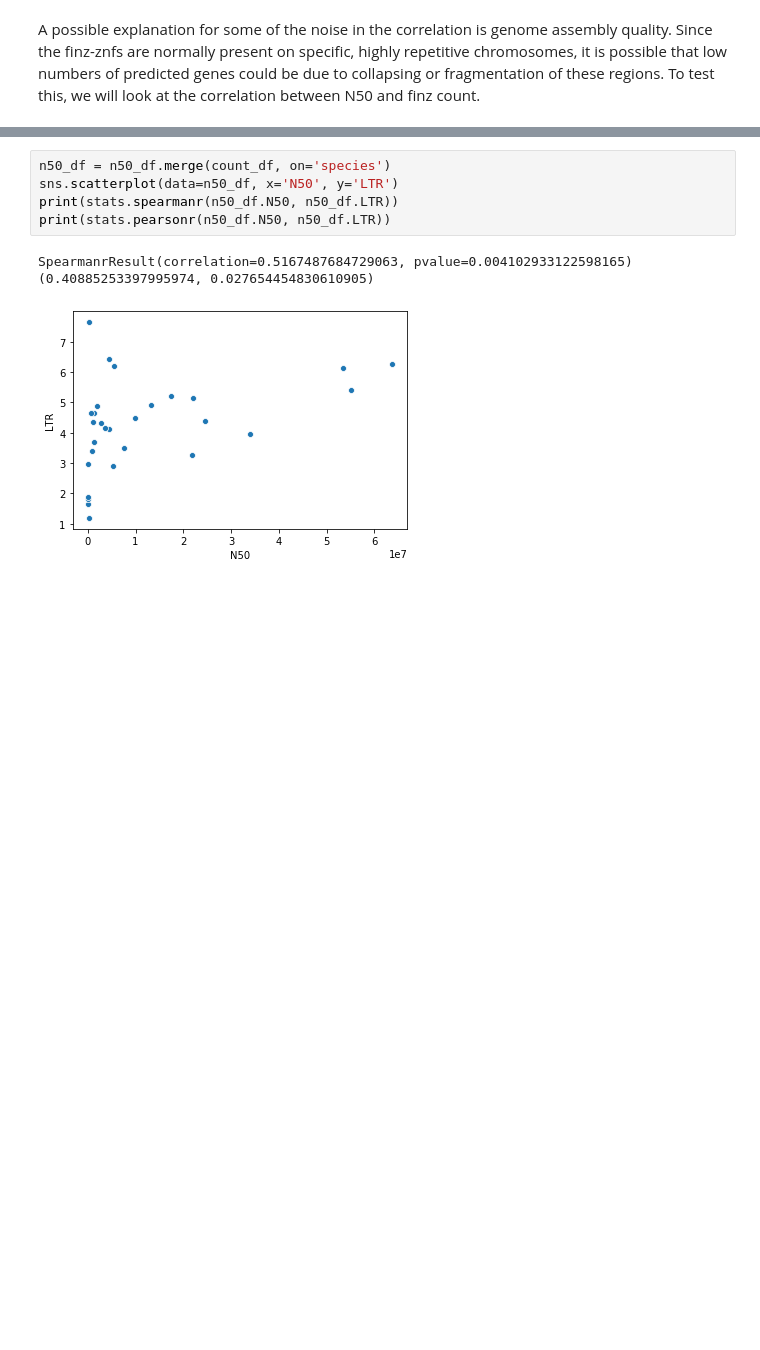
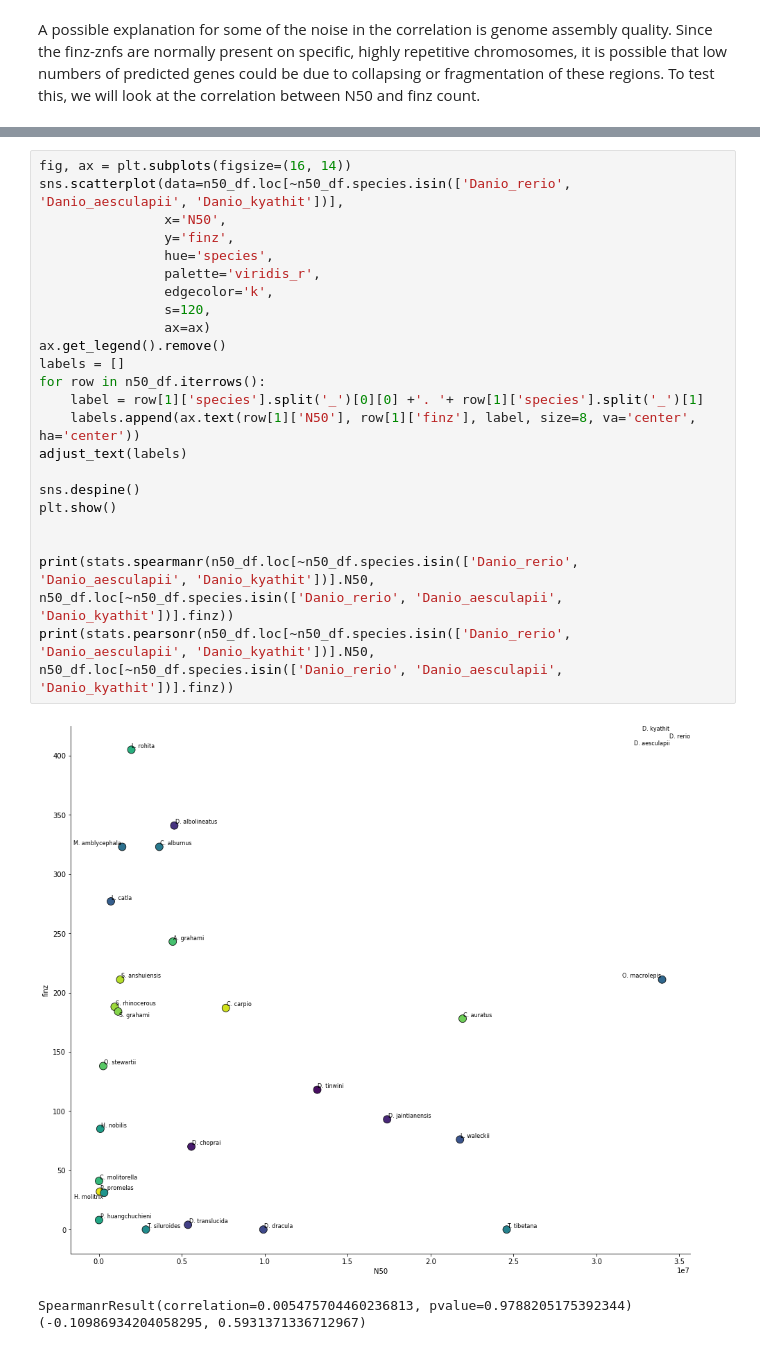
Before and after one commit to jonathan-wells/finz-znf, a Jupyter notebook: analysis/finz_te_correlation.ipynb, the cells around one changed output, grey strips where cells are left out. Drawn from its saved outputs; the diff is of its cells as text; blank space fills up the shorter version.

```diff
--- a/analysis/finz_te_correlation.ipynb
+++ b/analysis/finz_te_correlation.ipynb
@@ -129,9 +144,27 @@ print(n50_df.head())
-# %%
-n50_df = n50_df.merge(count_df, on='species')
-sns.scatterplot(data=n50_df, x='N50', y='LTR')
-print(stats.spearmanr(n50_df.N50, n50_df.LTR))
-print(stats.pearsonr(n50_df.N50, n50_df.LTR))
-# %% [output]
-SpearmanrResult(correlation=0.5167487684729063, pvalue=0.004102933122598165)
-(0.40885253397995974, 0.027654454830610905)
-[figure, removed]
+# %%
+fig, ax = plt.subplots(figsize=(16, 14))
+sns.scatterplot(data=n50_df.loc[~n50_df.species.isin(['Danio_rerio', 'Danio_aesculapii', 'Danio_kyathit'])],
+                x='N50',
+                y='finz',
+                hue='species',
+                palette='viridis_r',
+                edgecolor='k',
+                s=120,
+                ax=ax)
+ax.get_legend().remove()
+labels = []
+for row in n50_df.iterrows():
+    label = row[1]['species'].split('_')[0][0] +'. '+ row[1]['species'].split('_')[1]
+    labels.append(ax.text(row[1]['N50'], row[1]['finz'], label, size=8, va='center', ha='center'))
+adjust_text(labels)
+
+sns.despine()
+plt.show()
+
+
+print(stats.spearmanr(n50_df.loc[~n50_df.species.isin(['Danio_rerio', 'Danio_aesculapii', 'Danio_kyathit'])].N50, n50_df.loc[~n50_df.species.isin(['Danio_rerio', 'Danio_aesculapii', 'Danio_kyathit'])].finz))
+print(stats.pearsonr(n50_df.loc[~n50_df.species.isin(['Danio_rerio', 'Danio_aesculapii', 'Danio_kyathit'])].N50, n50_df.loc[~n50_df.species.isin(['Danio_rerio', 'Danio_aesculapii', 'Danio_kyathit'])].finz))
+# %% [output]
+[figure, added]
+SpearmanrResult(correlation=0.005475704460236813, pvalue=0.9788205175392344)
+(-0.10986934204058295, 0.5931371336712967)
```
Also changed, not shown: parts of 3 cells of this notebook, 4 other files.
